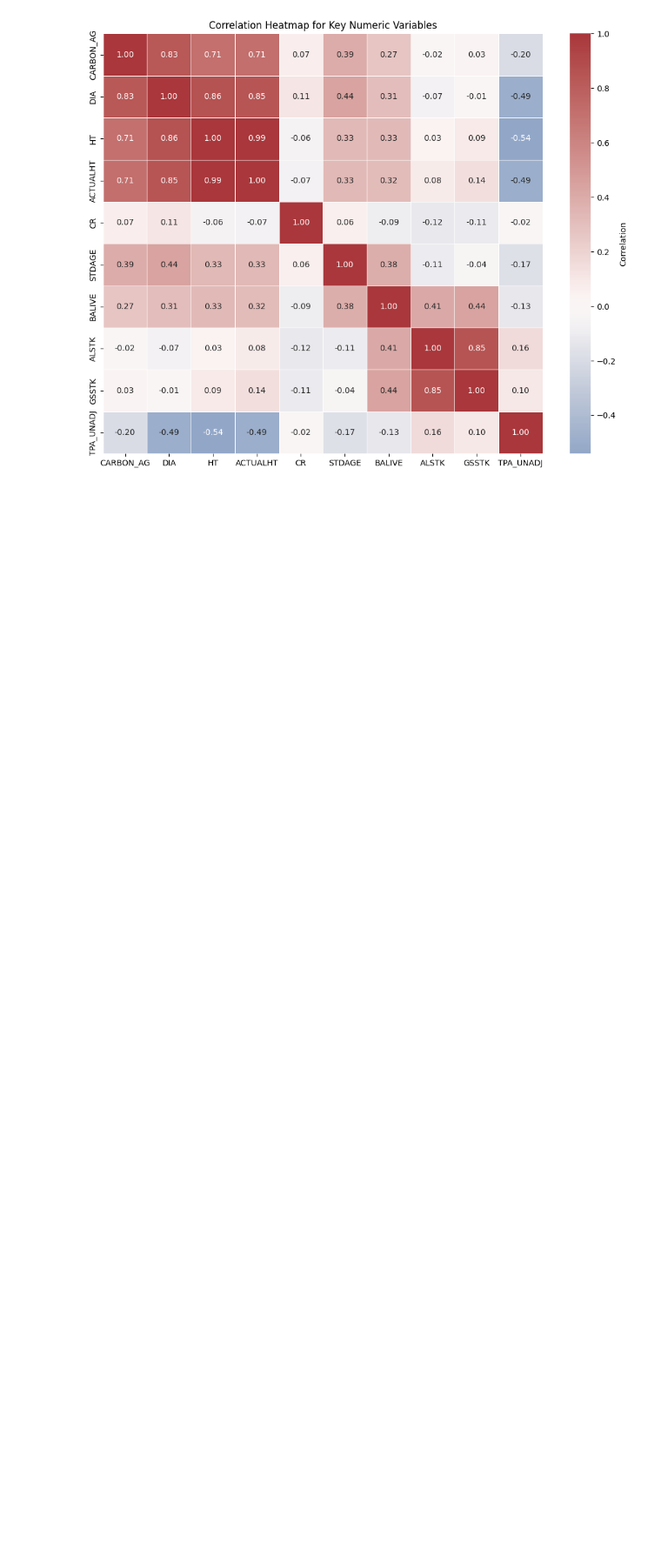
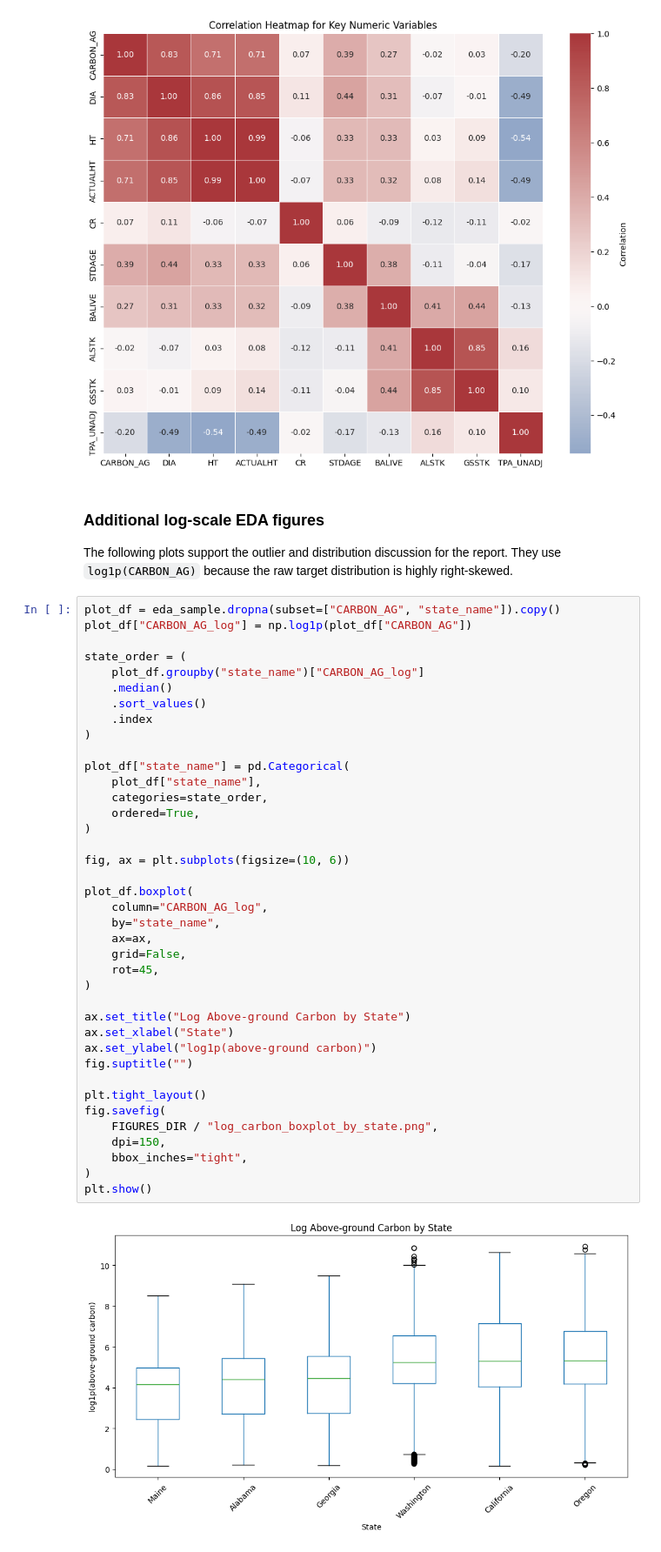
Before and after one commit to mzsh0608/COMM074-FIA-Preprocessing, a Jupyter notebook: notebooks/GROUP_Section_1_2_FIA_Data_Preprocessing_and_Exploration.ipynb, the cells around one changed output. Shown at 87% size. Saved outputs shown, nothing was run; the diff lists cells and outputs as text; blank space fills up the shorter version.

```diff
--- a/notebooks/GROUP_Section_1_2_FIA_Data_Preprocessing_and_Exploration.ipynb
+++ b/notebooks/GROUP_Section_1_2_FIA_Data_Preprocessing_and_Exploration.ipynb
@@ -1009,3 +1248,48 @@ _ = plot_correlation_heatmap(df)
 | ALSTK | -0.018 | -0.071 | 0.033 | 0.080 | -0.118 | -0.107 | 0.412 | 1.000 | 0.854 |
 | GSSTK | 0.030 | -0.007 | 0.088 | 0.140 | -0.108 | -0.036 | 0.444 | 0.854 | 1.000 |
 [figure]
+# %% [markdown]
+### Additional log-scale EDA figures
+
+The following plots support the outlier and distribution discussion for the report. They use `log1p(CARBON_AG)` because the raw target distribution is highly right-skewed.
+# %%
+plot_df = eda_sample.dropna(subset=["CARBON_AG", "state_name"]).copy()
+plot_df["CARBON_AG_log"] = np.log1p(plot_df["CARBON_AG"])
+
+state_order = (
+    plot_df.groupby("state_name")["CARBON_AG_log"]
+    .median()
+    .sort_values()
+    .index
+)
+
+plot_df["state_name"] = pd.Categorical(
+    plot_df["state_name"],
+    categories=state_order,
+    ordered=True,
+)
+
+fig, ax = plt.subplots(figsize=(10, 6))
+
+plot_df.boxplot(
+    column="CARBON_AG_log",
+    by="state_name",
+    ax=ax,
+    grid=False,
+    rot=45,
+)
+
+ax.set_title("Log Above-ground Carbon by State")
+ax.set_xlabel("State")
+ax.set_ylabel("log1p(above-ground carbon)")
+fig.suptitle("")
+
+plt.tight_layout()
+fig.savefig(
+    FIGURES_DIR / "log_carbon_boxplot_by_state.png",
+    dpi=150,
+    bbox_inches="tight",
+)
+plt.show()
+# %% [output]
+[figure, added]
```
Also changed, not shown: parts of 20 cells of this notebook.
